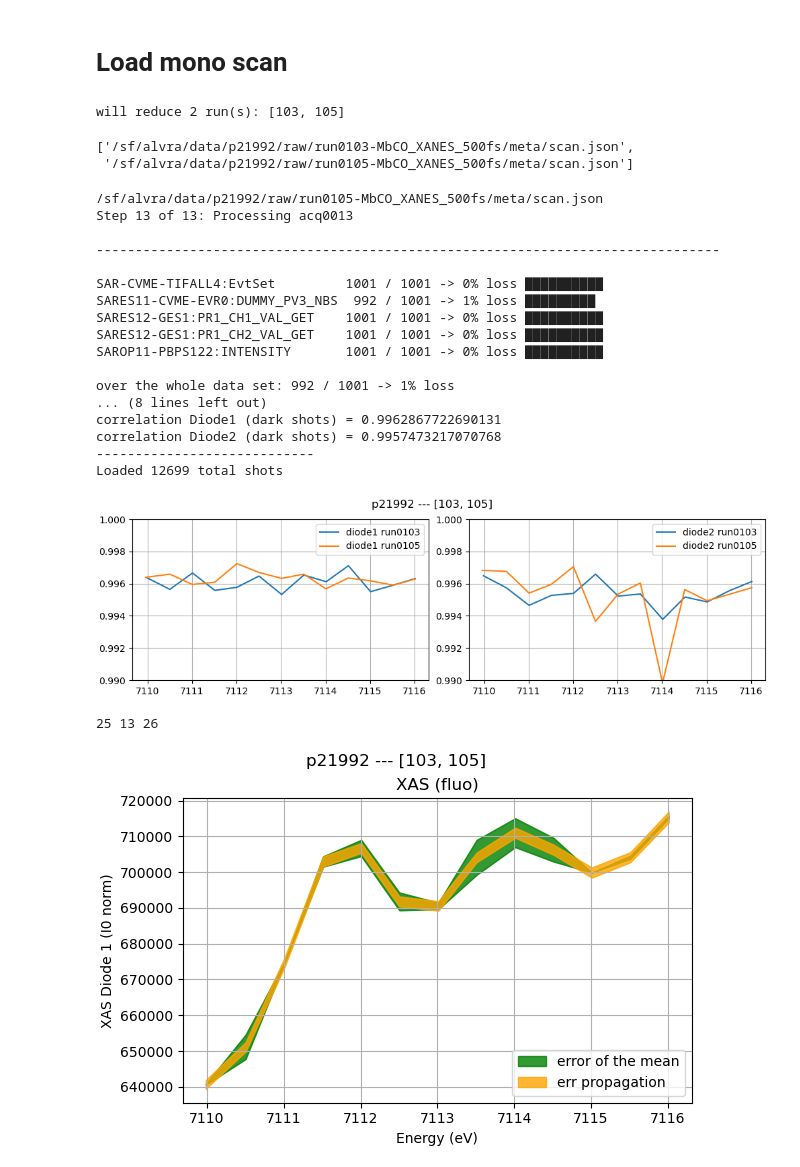
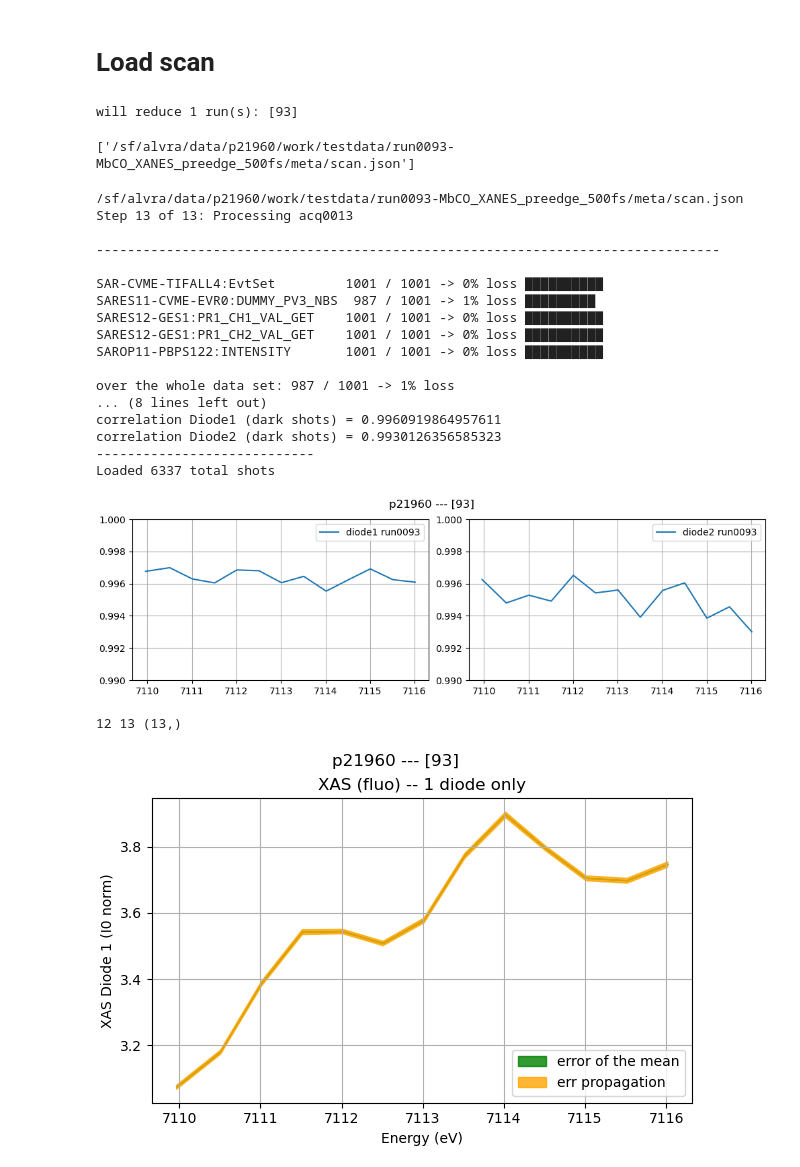
Before and after one commit to paulscherrerinstitute/alvra_beamline_scripts, a Jupyter notebook: XANES_static.ipynb, the cells around one changed output. Drawn from its saved outputs; the diff is of its cells as text; code cells hidden in the pictures.

```diff
--- a/XANES_static.ipynb
+++ b/XANES_static.ipynb
@@ -14,12 +14,12 @@ from alvra_tools.XAS_utils import *
 import warnings
 warnings.filterwarnings('ignore')
 # %% [markdown]
-# Load mono scan
+# Load scan
 # %%
-pgroup = 'p21992'
+pgroup = 'p21960'
 
-runlist = np.arange(63, 73)
-runlist = [103, 105]
+#runlist = np.arange(63, 73)
+runlist = [93]
 
 ##############################################
 from textwrap import wrap
@@ -27,15 +27,15 @@ from sfdata import SFScanInfo
 jsonlist = []
 for run in runlist:
     jsonfile = ''
-    jsonfile = glob.glob('/sf/alvra/data/{}/raw/*{:04d}*/meta/scan.json'.format(pgroup, run))[0]
+    #jsonfile = glob.glob('/sf/alvra/data/{}/raw/*{:04d}*/meta/scan.json'.format(pgroup, run))[0]
+    jsonfile = glob.glob('/sf/alvra/data/{}/work/testdata/*{:04d}*/meta/scan.json'.format(pgroup, run))[0]
     jsonlist.append(jsonfile)
 print ("will reduce {} run(s): {}".format(len(jsonlist), runlist))
 titlestring = pgroup + ' --- ' +str(runlist)
 jsonlist
 # %% [output]
-will reduce 2 run(s): [103, 105]
+will reduce 1 run(s): [93]
-['/sf/alvra/data/p21992/raw/run0103-MbCO_XANES_500fs/meta/scan.json',
- '/sf/alvra/data/p21992/raw/run0105-MbCO_XANES_500fs/meta/scan.json']
+['/sf/alvra/data/p21960/work/testdata/run0093-MbCO_XANES_preedge_500fs/meta/scan.json']
 # %%
 channel_diode_1 = 'SARES12-GES1:PR1_CH1_VAL_GET'
 channel_diode_2 = 'SARES12-GES1:PR1_CH2_VAL_GET'
@@ -44,51 +44,50 @@ detector_XAS_1 = channel_diode_1
 detector_XAS_2 = channel_diode_2
 detector_Izero = channel_Izero122
 
-reducedir='/sf/alvra/data/{}/work/Reduced_data/All_shots/'.format(pgroup)
+dir2save = 'static'
+
 saveflag = True
+#########################################################
+reducedir='/sf/alvra/data/{}/work/Reduced_data/{}/'.format(pgroup, dir2save)
+unpump_1, unpump_2, Izero_unpump, energy, energypad, readbacks, corr1, corr2 = \
+Reduce_scan_static(reducedir, saveflag, jsonlist, detector_XAS_1, detector_XAS_2, detector_Izero)
 
-
-unpump_1, unpump_2, Izero_unpump, energy, readbacks, corr1, corr2 = \
-XAS_scan_static(reducedir, saveflag, jsonlist, detector_XAS_1, detector_XAS_2, detector_Izero)
-
-Plot_correlations(pgroup, reducedir, runlist, timescan=False)#, lowlimit = 0.5)
+Plot_correlations_scan(pgroup, reducedir, runlist, timescan=False)#, lowlimit = 0.5)
 # %% [output]
-/sf/alvra/data/p21992/raw/run0105-MbCO_XANES_500fs/meta/scan.json
+/sf/alvra/data/p21960/work/testdata/run0093-MbCO_XANES_preedge_500fs/meta/scan.json
 Step 13 of 13: Processing acq0013
 
 --------------------------------------------------------------------------------
 
 SAR-CVME-TIFALL4:EvtSet         1001 / 1001 -> 0% loss ▇▇▇▇▇▇▇▇▇▇
-SARES11-CVME-EVR0:DUMMY_PV3_NBS  992 / 1001 -> 1% loss ▇▇▇▇▇▇▇▇▇
+SARES11-CVME-EVR0:DUMMY_PV3_NBS  987 / 1001 -> 1% loss ▇▇▇▇▇▇▇▇▇
 SARES12-GES1:PR1_CH1_VAL_GET    1001 / 1001 -> 0% loss ▇▇▇▇▇▇▇▇▇▇
 SARES12-GES1:PR1_CH2_VAL_GET    1001 / 1001 -> 0% loss ▇▇▇▇▇▇▇▇▇▇
 SAROP11-PBPS122:INTENSITY       1001 / 1001 -> 0% loss ▇▇▇▇▇▇▇▇▇▇
 
-over the whole data set: 992 / 1001 -> 1% loss
+over the whole data set: 987 / 1001 -> 1% loss
 ... (8 lines left out)
-correlation Diode1 (dark shots) = 0.9962867722690131
-correlation Diode2 (dark shots) = 0.9957473217070768
+correlation Diode1 (dark shots) = 0.9960919864957611
+correlation Diode2 (dark shots) = 0.9930126356585323
 ----------------------------
-Loaded 12699 total shots
+Loaded 6337 total shots
-[figure, old version]
+[figure, new version]
 # %%
-quantile = 0.8
-
 rbk = readbacks[0]
-GS, err_GS, err_GS2 = rebin_XAS_static(unpump_1, Izero_unpump, energy, rbk, quantile)
+GS, err_GS, err_GS2 = Rebin_energyscans_static(unpump_1, Izero_unpump, energypad, rbk)
 
 fig, (ax1) = plt.subplots(figsize=(6, 4), constrained_layout=True)
 plt.suptitle(titlestring)
 
 ax1.fill_between(rbk, GS-err_GS2, GS+err_GS2, label='error of the mean',color='green', alpha = 0.8)
 ax1.fill_between(rbk, GS-err_GS, GS+err_GS, label='err propagation',color='orange', alpha = 0.8)
 ax1.set_xlabel("Energy (eV)")
 ax1.set_ylabel ("XAS Diode 1 (I0 norm)")
-ax1.set_title('XAS (fluo)')
+ax1.set_title('XAS (fluo) -- 1 diode only')
 ax1.legend(loc="lower right")
 ax1.grid()
 
 plt.show()
 # %% [output]
-25 13 26
+12 13 (13,)
-[figure, old version]
+[figure, new version]
```
Also changed, not shown: parts of 7 cells of this notebook, 3 other files.
